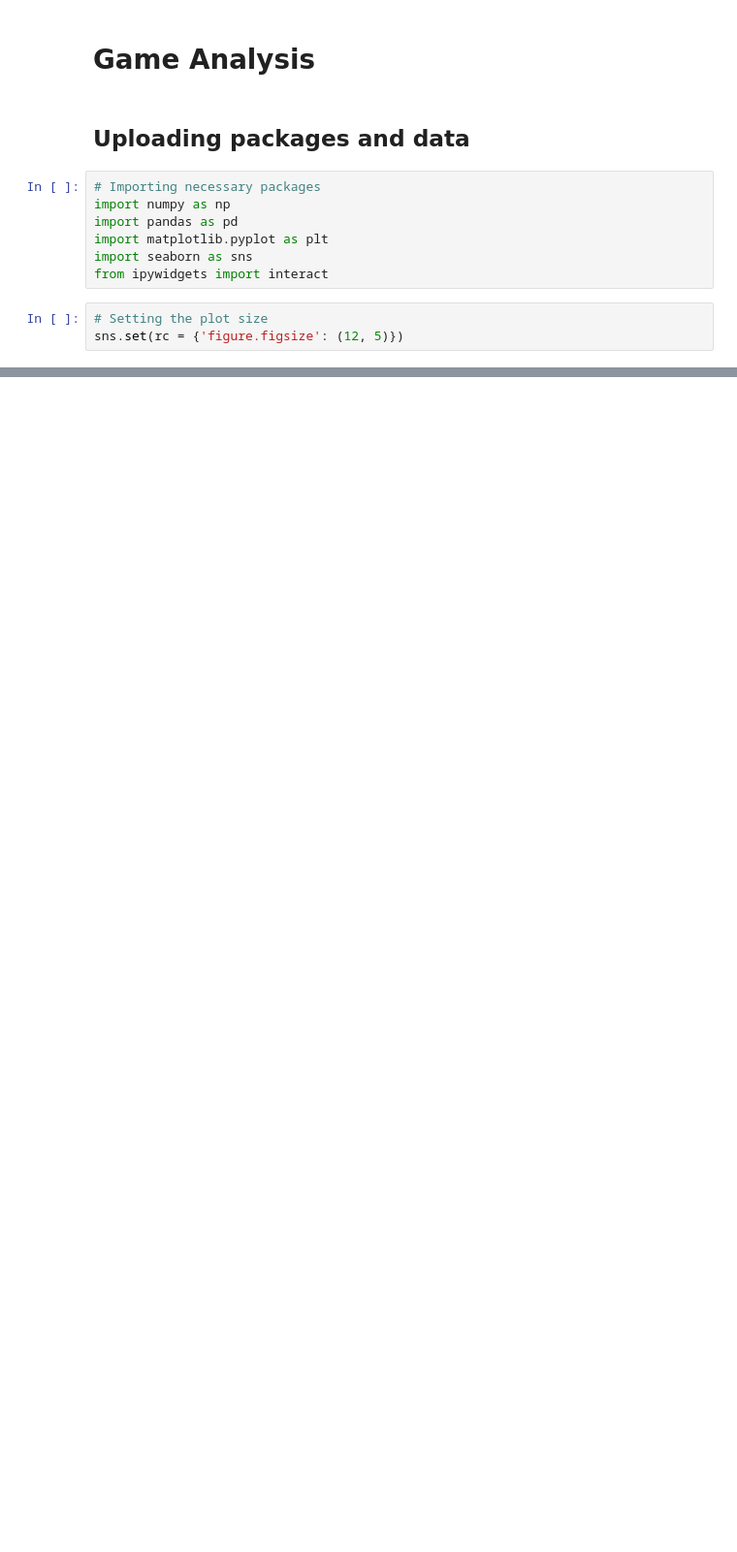
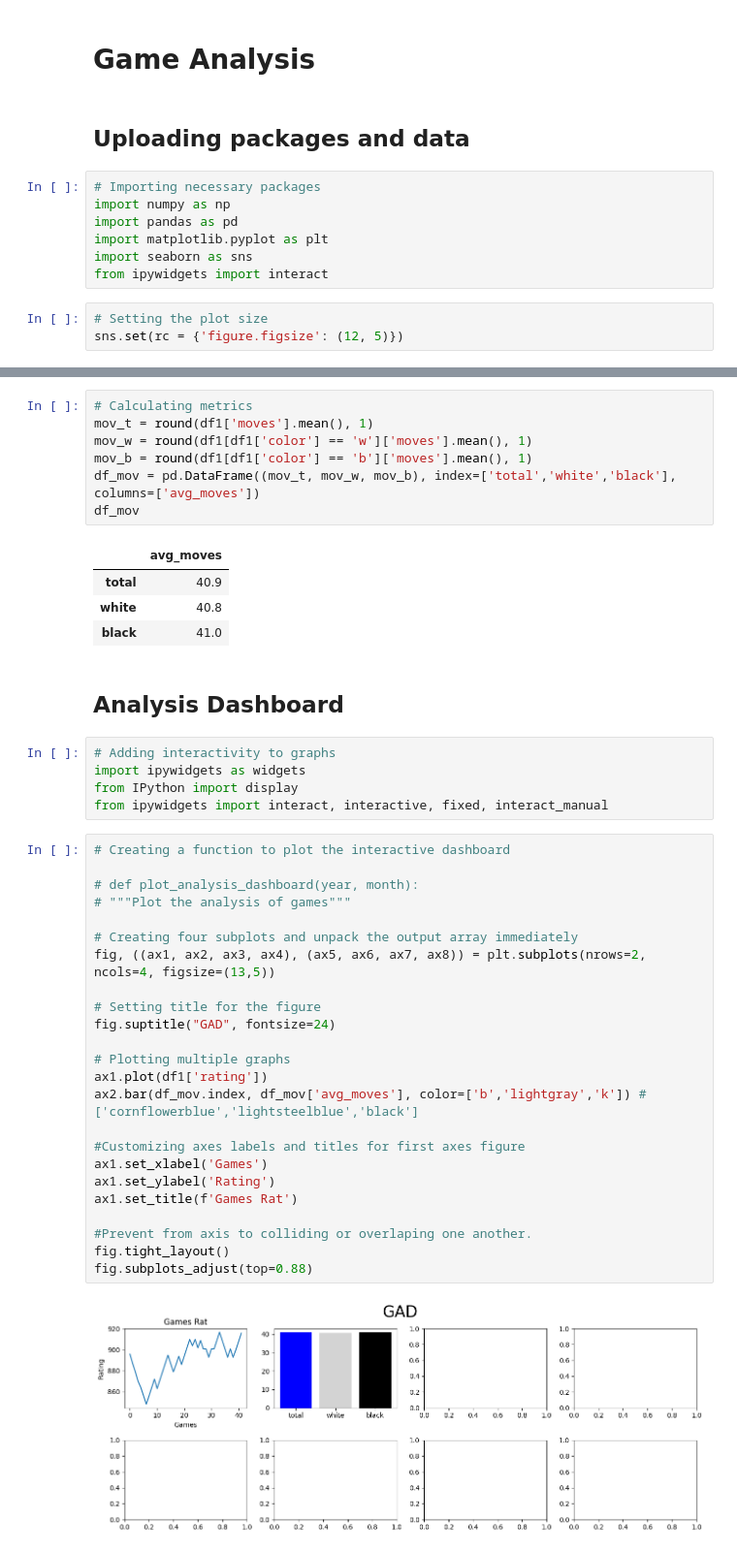
Before and after one commit to gabrielborja/parc_de_montjuic, a Jupyter notebook: game_analysis.ipynb, the cells around one changed output, grey strips where cells are left out. Shown at 97% size. Drawn from its saved outputs; the diff is of its cells as text; blank space fills up the shorter version.

Commit message:
add analysis dashboard subplot array

```diff
--- a/game_analysis.ipynb
+++ b/game_analysis.ipynb
@@ -39,0 +42,45 @@ df2.tail(1)
+# %%
+# Calculating metrics
+mov_t = round(df1['moves'].mean(), 1)
+mov_w = round(df1[df1['color'] == 'w']['moves'].mean(), 1)
+mov_b = round(df1[df1['color'] == 'b']['moves'].mean(), 1)
+df_mov = pd.DataFrame((mov_t, mov_w, mov_b), index=['total','white','black'], columns=['avg_moves'])
+df_mov
+# %% [output]
+|  | avg_moves |
+| total | 40.9 |
+| white | 40.8 |
+| black | 41.0 |
+# %% [markdown]
+## Analysis Dashboard
+# %%
+# Adding interactivity to graphs
+import ipywidgets as widgets
+from IPython import display
+from ipywidgets import interact, interactive, fixed, interact_manual
+# %%
+# Creating a function to plot the interactive dashboard
+
+# def plot_analysis_dashboard(year, month):
+# """Plot the analysis of games"""
+
+# Creating four subplots and unpack the output array immediately
+fig, ((ax1, ax2, ax3, ax4), (ax5, ax6, ax7, ax8)) = plt.subplots(nrows=2, ncols=4, figsize=(13,5))
+
+# Setting title for the figure
+fig.suptitle("GAD", fontsize=24)
+
+# Plotting multiple graphs
+ax1.plot(df1['rating'])
+ax2.bar(df_mov.index, df_mov['avg_moves'], color=['b','lightgray','k']) #['cornflowerblue','lightsteelblue','black']
+
+#Customizing axes labels and titles for first axes figure
+ax1.set_xlabel('Games')
+ax1.set_ylabel('Rating')
+ax1.set_title(f'Games Rat')
+
+#Prevent from axis to colliding or overlaping one another.
+fig.tight_layout()
+fig.subplots_adjust(top=0.88)
+# %% [output]
+[figure, added]
```
Also changed, not shown: parts of 2 cells of this notebook.
